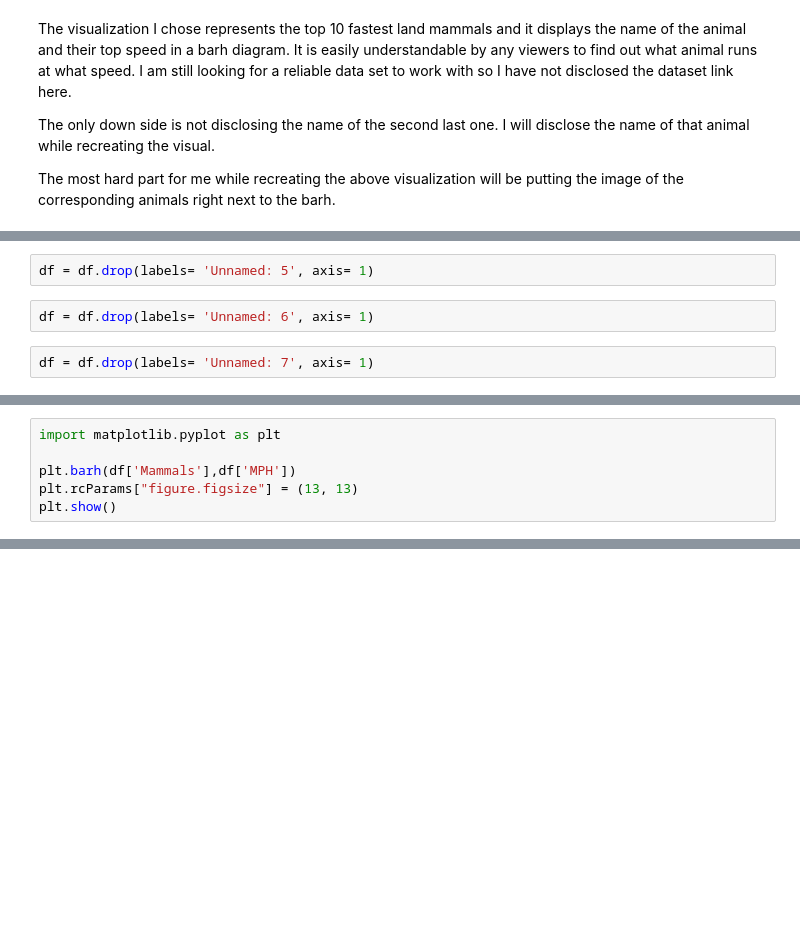
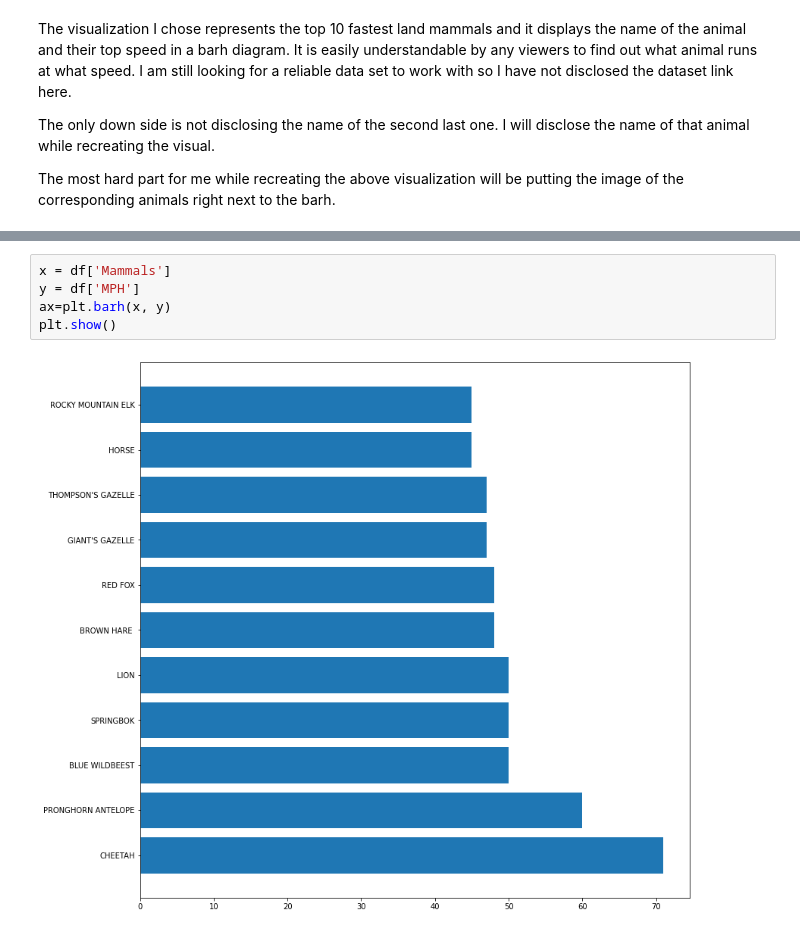
Before and after one commit to Nissun662/Data-Visual, a Jupyter notebook: Recreating_Initialization.ipynb, the cells around one changed output, grey strips where cells are left out. Cells and saved outputs as stored; diff of their text form; blank space fills up the shorter version.

```diff
--- a/Recreating_Initialization.ipynb
+++ b/Recreating_Initialization.ipynb
@@ -58,6 +46,0 @@ df = df.drop(labels= 'Unnamed: 4', axis= 1)
-# %%
-df = df.drop(labels= 'Unnamed: 5', axis= 1)
-# %%
-df = df.drop(labels= 'Unnamed: 6', axis= 1)
-# %%
-df = df.drop(labels= 'Unnamed: 7', axis= 1)
@@ -79,6 +46,0 @@ df
-# %%
-import matplotlib.pyplot as plt
-
-plt.barh(df['Mammals'],df['MPH'])
-plt.rcParams["figure.figsize"] = (13, 13)
-plt.show()
@@ -129,0 +47,7 @@ plt.show()
+# %%
+x = df['Mammals']
+y = df['MPH']
+ax=plt.barh(x, y)
+plt.show()
+# %% [output]
+[figure, added]
```
Also changed, not shown: parts of 10 cells of this notebook.
